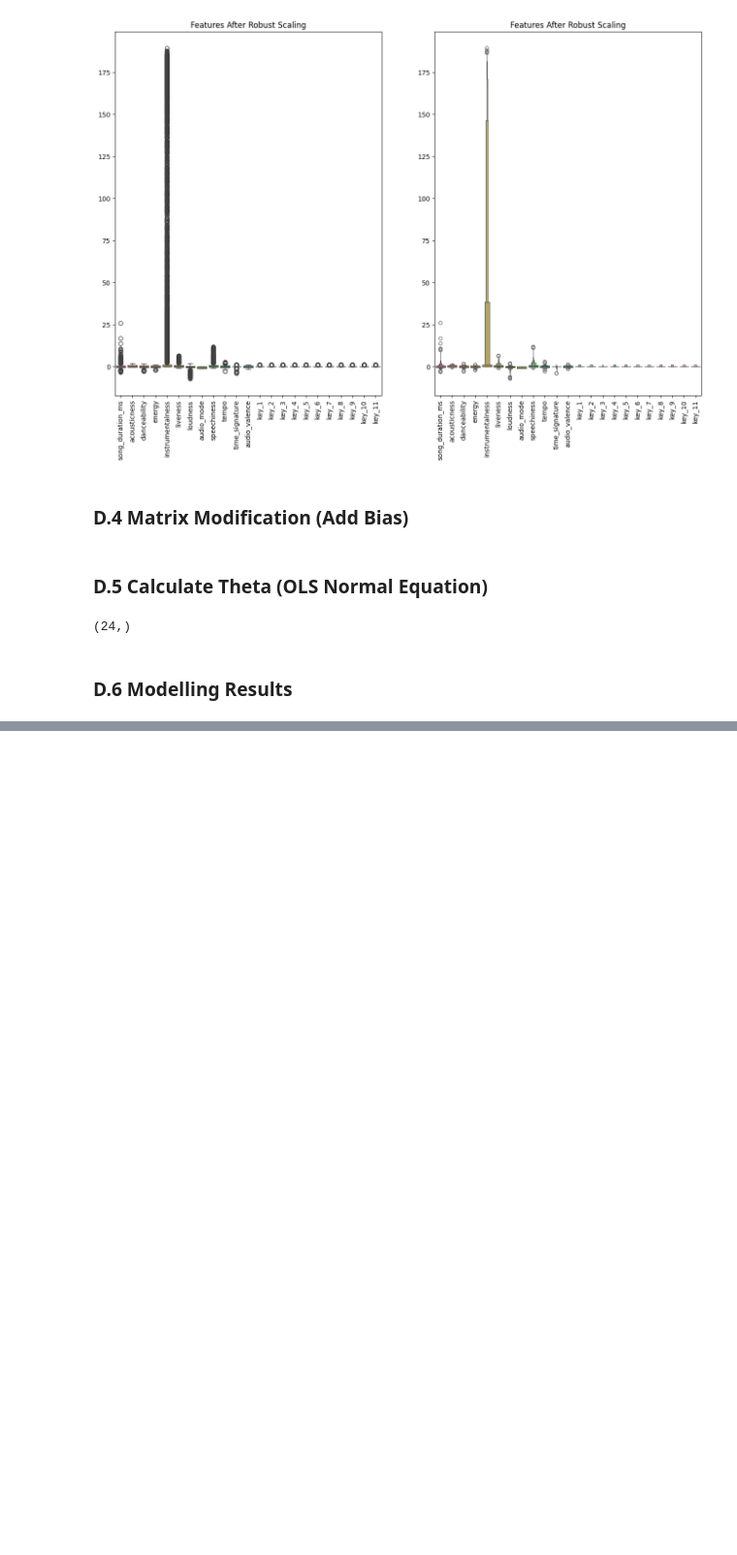
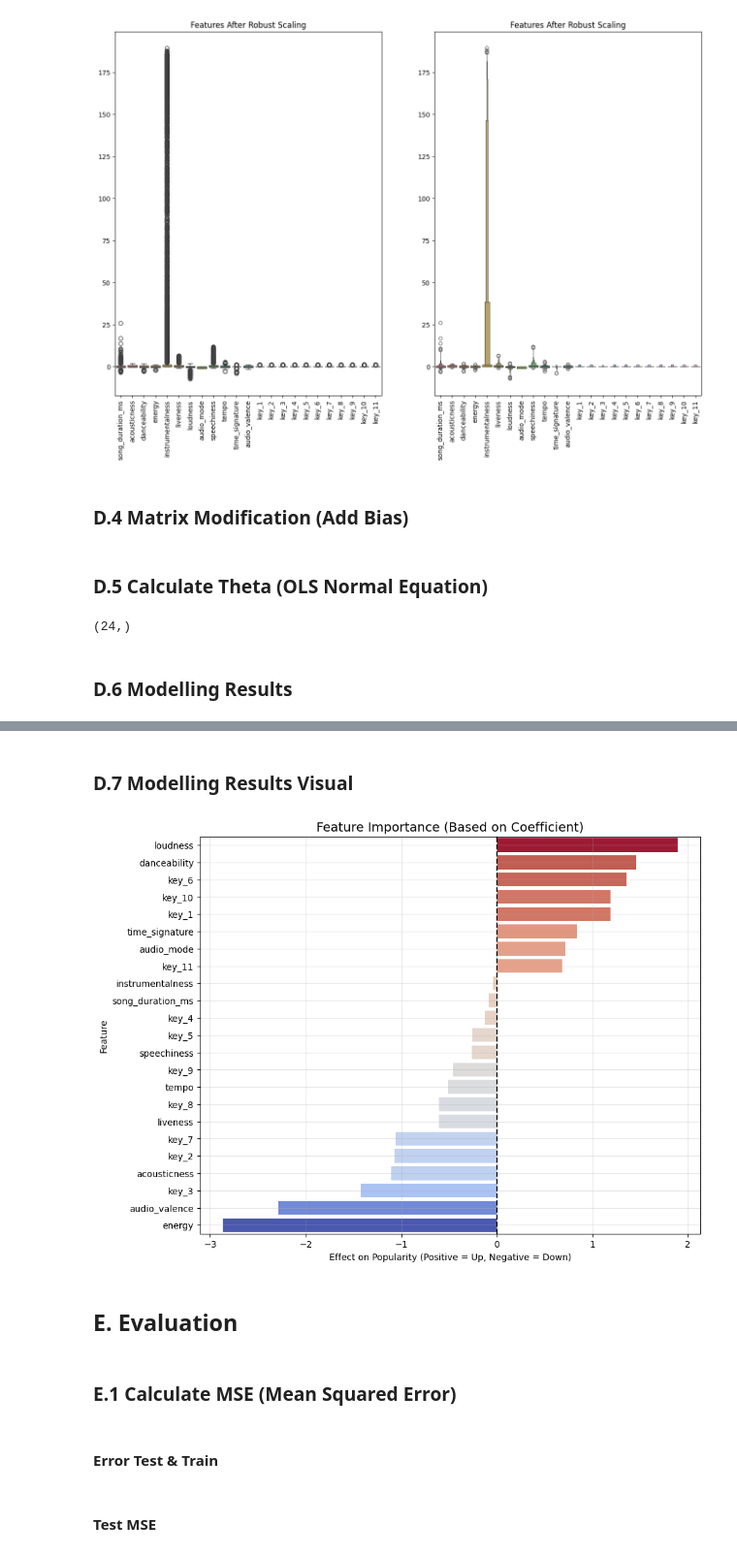
Before and after one commit to HablSank/1Day-1Dataset_MachineLearningProject, a Jupyter notebook: Day-18/Multiple Linear Regression (Song Popularity)/song_data.ipynb, the cells around one changed output, grey strips where cells are left out. Shown at 97% size. Drawn from its saved outputs; the diff is of its cells as text; code cells hidden in the pictures; blank space fills up the shorter version.

Commit message:
Day - 18 (Multiple Linear Regression) Modelling Done

```diff
--- a/Day-18/Multiple Linear Regression (Song Popularity)/song_data.ipynb
+++ b/Day-18/Multiple Linear Regression (Song Popularity)/song_data.ipynb
@@ -369,0 +377,28 @@ print("")
+# %% [markdown]
+### D.7 Modelling Results Visual
+# %%
+coef_df = pd.DataFrame({
+    'Feature': features,
+    'Coefficient': coefs
+})
+
+# Most to Less
+coef_df = coef_df.sort_values(by='Coefficient', ascending=False)
+# Plotting
+plt.figure(figsize=(10, 8))
+# Barplot
+sns.barplot(data=coef_df, x='Coefficient', y='Feature', palette='coolwarm', hue='Coefficient', legend=False)
+
+plt.title('Feature Importance (Based on Coefficient)', fontsize=14)
+plt.xlabel('Effect on Popularity (Positive = Up, Negative = Down)')
+plt.axvline(0, color='black', linestyle='--')
+plt.grid(True, alpha=0.3)
+plt.show()
+# %% [output]
+[figure, added]
+# %% [markdown]
+## E. Evaluation
+# %% [markdown]
+### E.1 Calculate MSE (Mean Squared Error)
+# %% [markdown]
+#### Error Test & Train
@@ -369,0 +408,2 @@ print("")
+# %% [markdown]
+#### Test MSE
```
Also changed, not shown: parts of 6 cells of this notebook.
